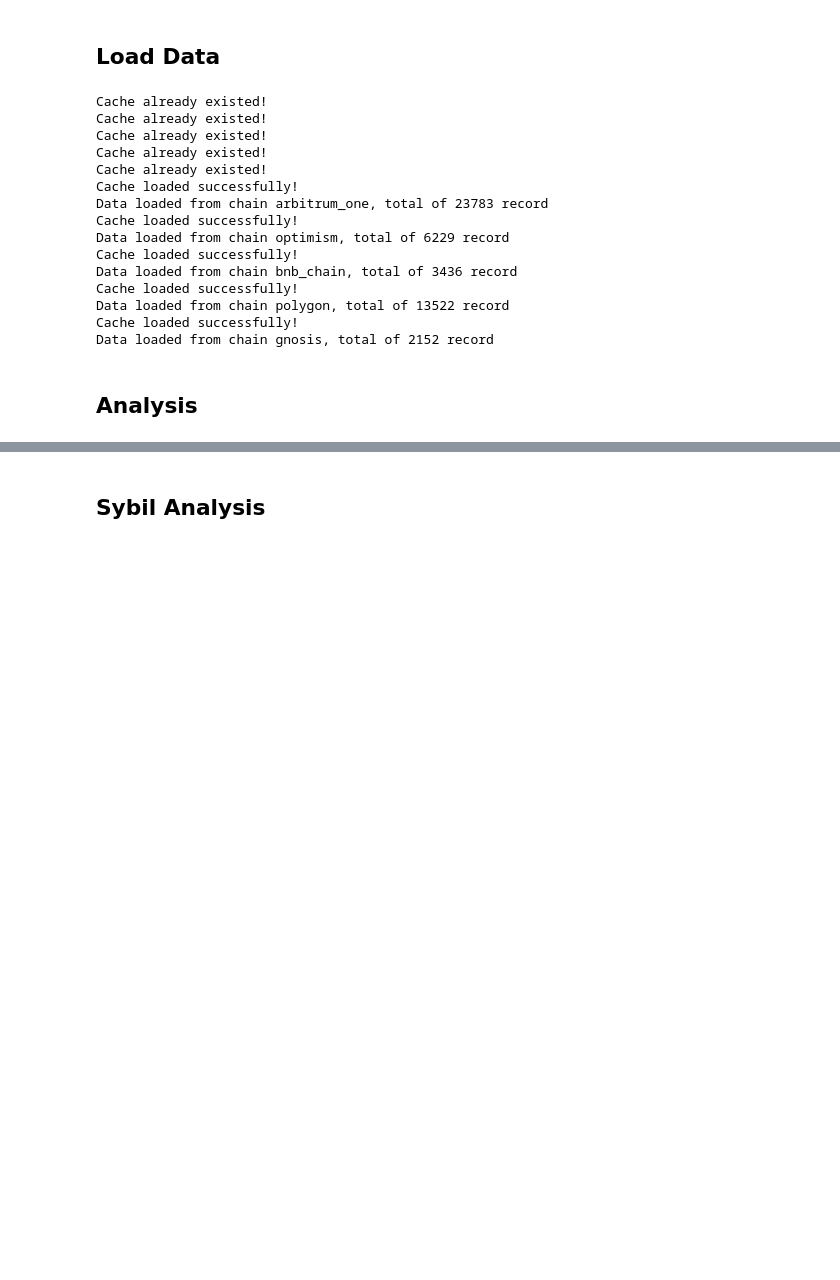
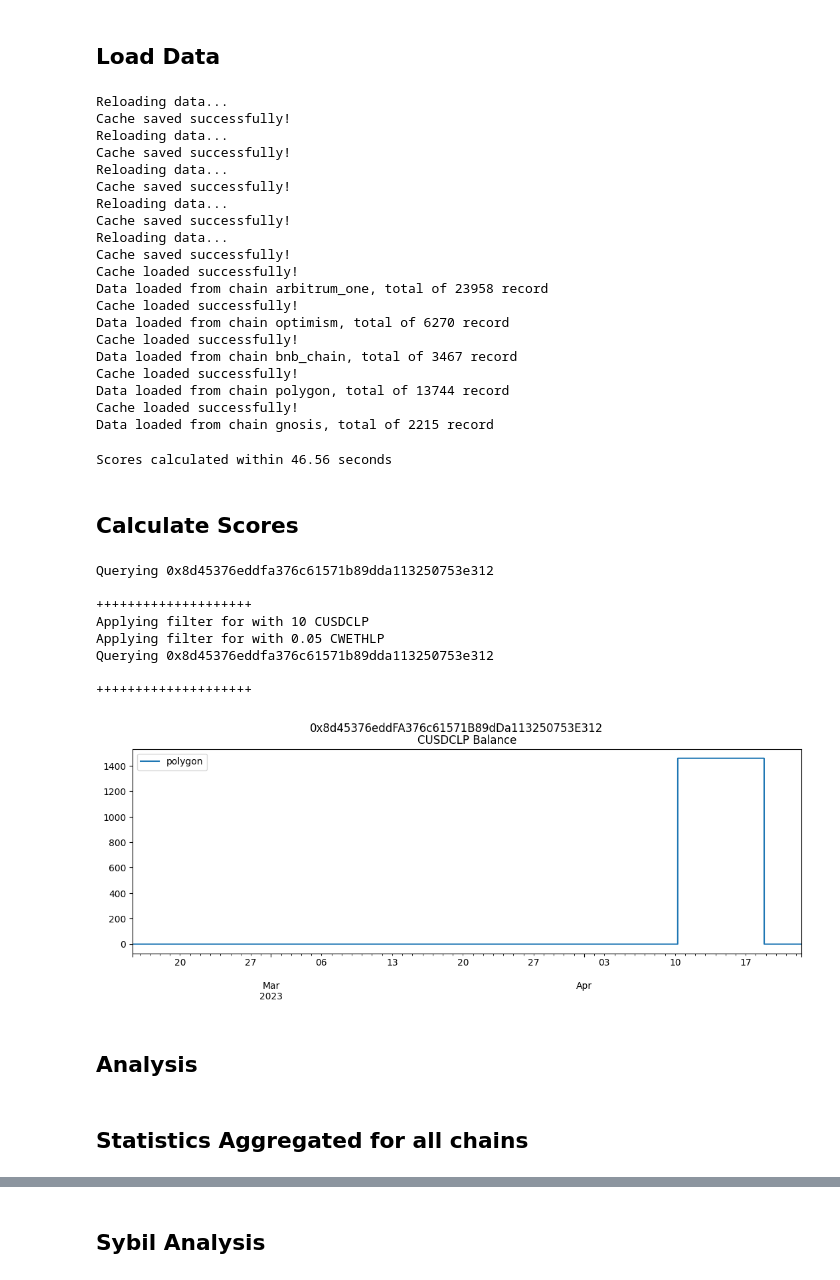
Before and after one commit to tann9949/connext-galxe-bot, a Jupyter notebook: notebooks/analysis.ipynb, the cells around one changed output, grey strips where cells are left out. Cells and saved outputs as stored; diff of their text form; code cells hidden in the pictures; blank space fills up the shorter version.

```diff
--- a/notebooks/analysis.ipynb
+++ b/notebooks/analysis.ipynb
@@ -54,21 +63,31 @@ LATEST_DATE = datetime.strptime("2023-04-19 14:00:00", "%Y-%m-%d %H:%M:%S")
 # %%
 for chain in CHAINS:
-    CacheUtils.save_cache(chain, reload=False)
+    CacheUtils.save_cache(chain, reload=True)
 
 dataset = DataUtils.load_dataset(CHAINS)
+all_chains_data = pd.concat(dataset.values()).set_index("datetime").sort_index()
+all_chains_data["balance_change"] = all_chains_data["token_amount"].copy() \
+    * all_chains_data["action"].copy().map(lambda x: 1 if x in ["mint", "transfer_in"] else -1)
 # %% [output]
-Cache already existed!
-Cache already existed!
-Cache already existed!
-Cache already existed!
-Cache already existed!
+Reloading data...
+Cache saved successfully!
+Reloading data...
+Cache saved successfully!
+Reloading data...
+Cache saved successfully!
+Reloading data...
+Cache saved successfully!
+Reloading data...
+Cache saved successfully!
 Cache loaded successfully!
-Data loaded from chain arbitrum_one, total of 23783 record
+Data loaded from chain arbitrum_one, total of 23958 record
 Cache loaded successfully!
-Data loaded from chain optimism, total of 6229 record
+Data loaded from chain optimism, total of 6270 record
 Cache loaded successfully!
-Data loaded from chain bnb_chain, total of 3436 record
+Data loaded from chain bnb_chain, total of 3467 record
 Cache loaded successfully!
-Data loaded from chain polygon, total of 13522 record
+Data loaded from chain polygon, total of 13744 record
 Cache loaded successfully!
-Data loaded from chain gnosis, total of 2152 record
+Data loaded from chain gnosis, total of 2215 record
+# %%
+LATEST_DATE = all_chains_data.index.max()
@@ -75,2 +265,45 @@ Data loaded from chain gnosis, total of 2152 record
+# %%
+st = time.time()
+user_scores = all_chains_data.groupby(["chain", "user_address", "token"], as_index=False)["balance_change"].apply(
+    calculate_average_balance_by_minute
+)
+print(f"Scores calculated within {time.time() - st:.2f} seconds")
+# %% [output]
+Scores calculated within 46.56 seconds
+# %% [markdown]
+## Calculate Scores
+# %%
+query = "0x8d45376eddFA376c61571B89dDa113250753E312"
+# query = "0xCEdf866187680e70296a8b9EEce22A09b4F05798"
+
+user_txs = all_chains_data[all_chains_data["user_address"] == query.lower()]
+# %%
+query_user(
+    query,
+    min_usdc_value=0,
+    min_weth_value=0
+)
+
+print("+"*20)
+
+query_user(
+    query,
+    min_usdc_value=10,
+    min_weth_value=0.05
+)
+
+plot_user(user_txs)
+
+print("+"*20)
+# %% [output]
+Querying 0x8d45376eddfa376c61571b89dda113250753e312
+
+++++++++++++++++++++
+Applying filter for with 10 CUSDCLP
+Applying filter for with 0.05 CWETHLP
+Querying 0x8d45376eddfa376c61571b89dda113250753e312
+
+++++++++++++++++++++
+[figure, added]
 # %% [markdown]
 ## Analysis
@@ -81,0 +310,2 @@ THRESHOLD = 0.3
+# %% [markdown]
+## Statistics Aggregated for all chains
```
Also changed, not shown: parts of 67 cells of this notebook, 1 other file.
